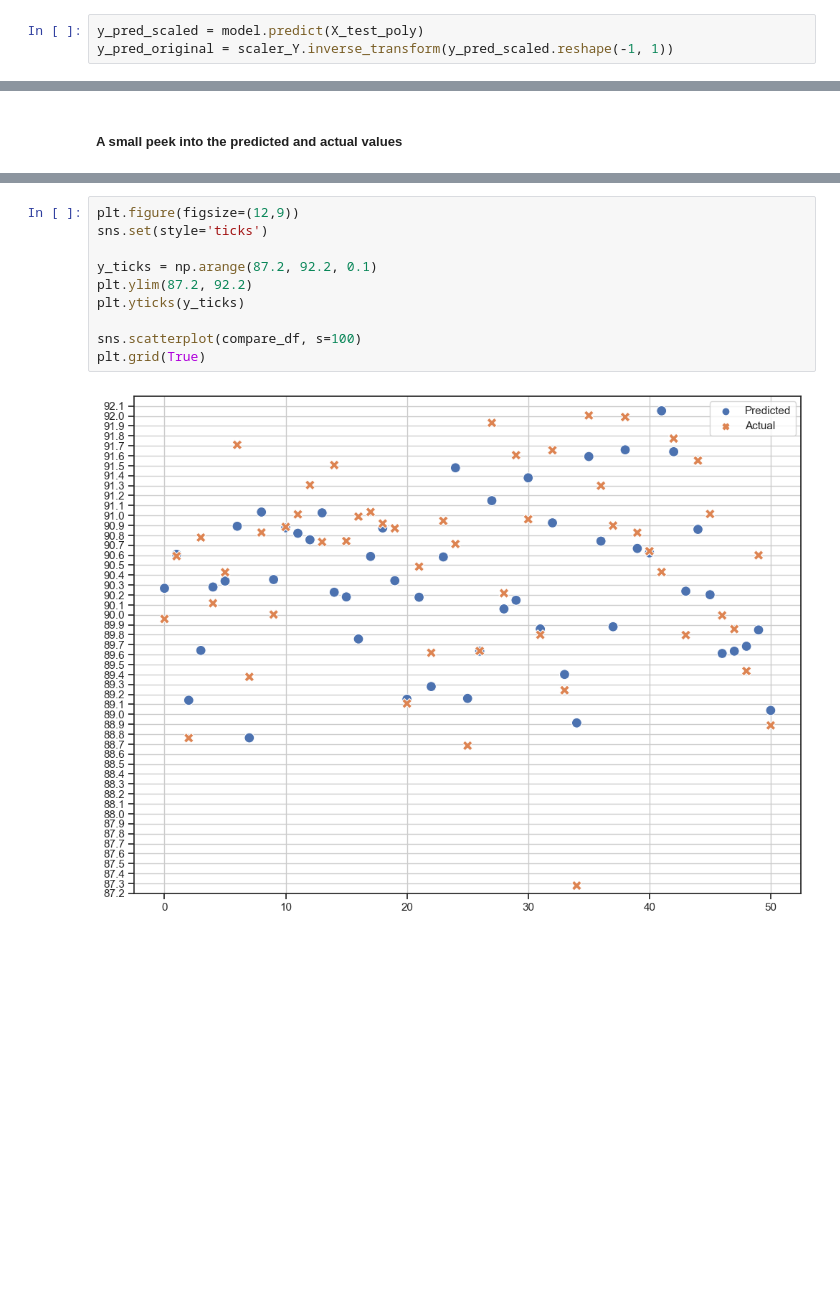
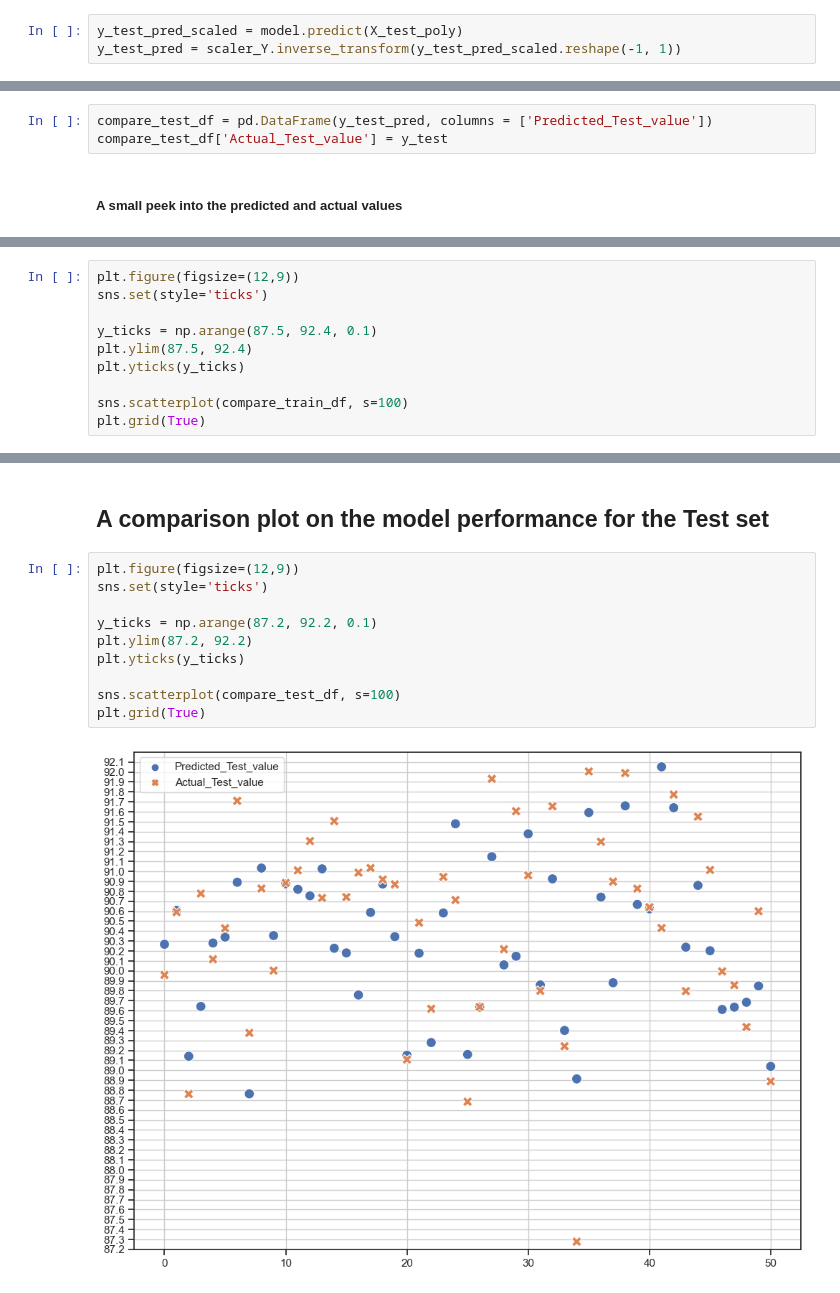
Before and after one commit to andrews-tang/Predicting-the-Recovery-Rate-of-Metal-Ore, a Jupyter notebook: using_classic_algo.ipynb, the cells around one changed output, grey strips where cells are left out. Saved outputs shown, nothing was run; the diff lists cells and outputs as text; blank space fills up the shorter version.

```diff
--- a/using_classic_algo.ipynb
+++ b/using_classic_algo.ipynb
@@ -56,3 +79,3 @@ Model Coefficient: [ 0.         -0.18372815  0.48856085  0.54176645  0.22409919
 # %%
-y_pred_scaled = model.predict(X_test_poly)
-y_pred_original = scaler_Y.inverse_transform(y_pred_scaled.reshape(-1, 1))
+y_test_pred_scaled = model.predict(X_test_poly)
+y_test_pred = scaler_Y.inverse_transform(y_test_pred_scaled.reshape(-1, 1))
@@ -76,3 +105,6 @@ compare_df['Actual'] = y_test
+# %%
+compare_test_df = pd.DataFrame(y_test_pred, columns = ['Predicted_Test_value'])
+compare_test_df['Actual_Test_value'] = y_test
 # %% [markdown]
 ##### A small peek into the predicted and actual values
 # %%
@@ -91,0 +140,10 @@ compare_df.head(10)
+# %%
+plt.figure(figsize=(12,9))
+sns.set(style='ticks')
+
+y_ticks = np.arange(87.5, 92.4, 0.1)
+plt.ylim(87.5, 92.4)
+plt.yticks(y_ticks)
+
+sns.scatterplot(compare_train_df, s=100)
+plt.grid(True)
@@ -92,12 +152,14 @@ compare_df.head(10)
+# %% [markdown]
+## A comparison plot on the model performance for the Test set
 # %%
 plt.figure(figsize=(12,9))
 sns.set(style='ticks')
 
 y_ticks = np.arange(87.2, 92.2, 0.1)
 plt.ylim(87.2, 92.2)
 plt.yticks(y_ticks)
 
-sns.scatterplot(compare_df, s=100)
+sns.scatterplot(compare_test_df, s=100)
 plt.grid(True)
 # %% [output]
-[figure, old version]
+[figure, new version]
```
Also changed, not shown: parts of 13 cells of this notebook.
